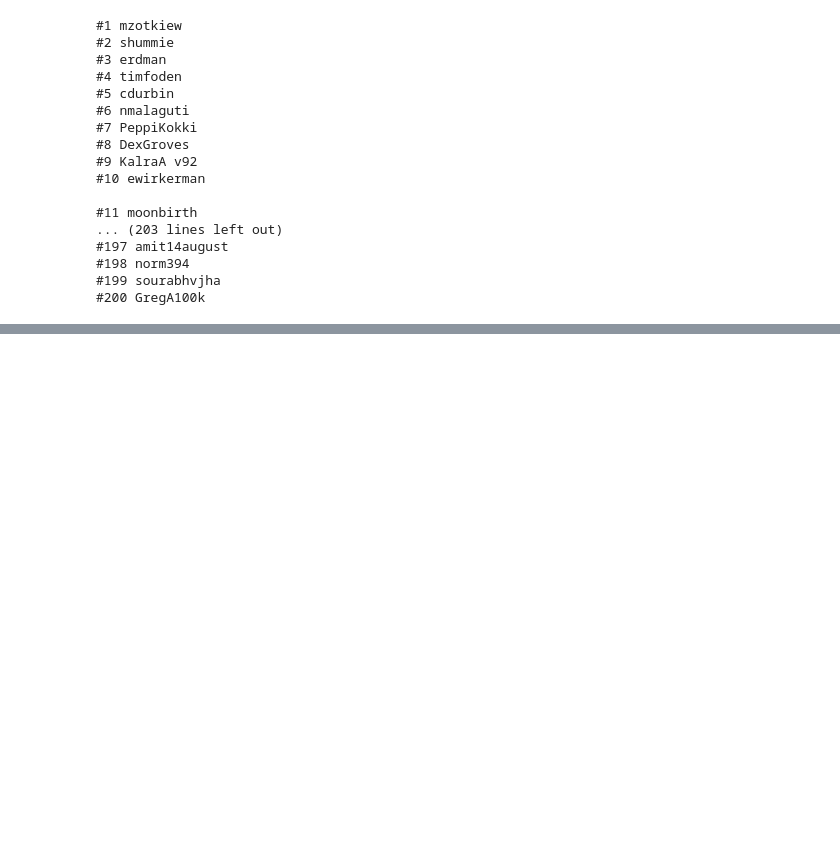
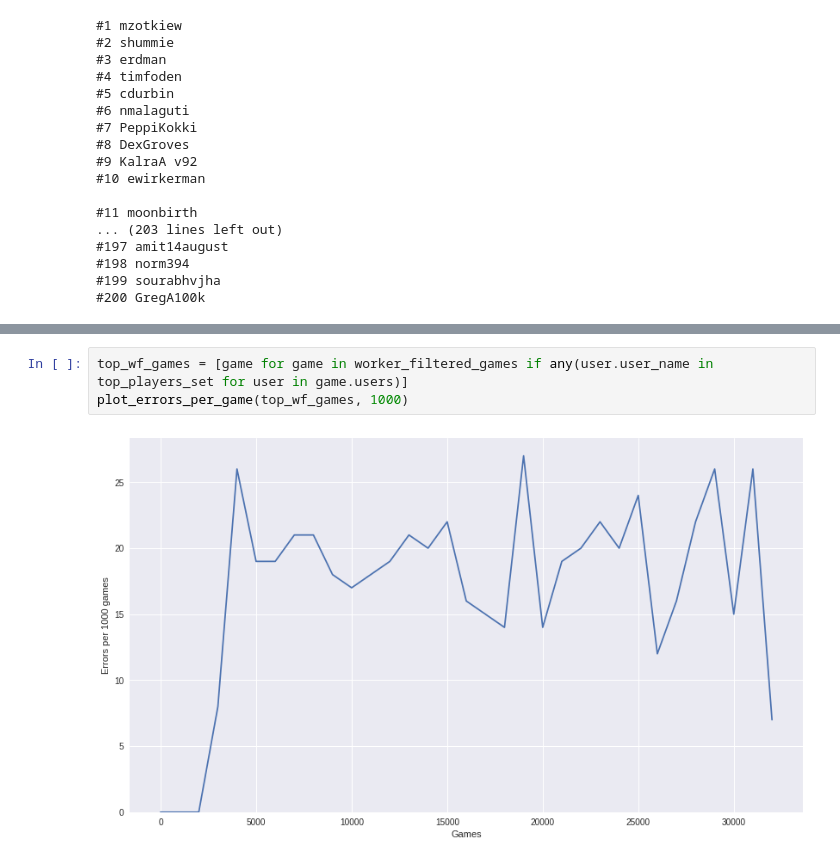
Before and after one commit to DanielVF/Halite-Ranking-Viz, a Jupyter notebook: Unofficial Scoring.ipynb, the cells around one changed output, grey strips where cells are left out. Cells and saved outputs as stored; diff of their text form; blank space fills up the shorter version.

```diff
--- a/Unofficial Scoring.ipynb
+++ b/Unofficial Scoring.ipynb
@@ -308,0 +387,5 @@ for user_name in leaderboard_user_names(no_errors_no_tau, 201):
+# %%
+top_wf_games = [game for game in worker_filtered_games if any(user.user_name in top_players_set for user in game.users)]
+plot_errors_per_game(top_wf_games, 1000)
+# %% [output]
+[figure, added]
```
Also changed, not shown: parts of 20 cells of this notebook, 1 other file.
